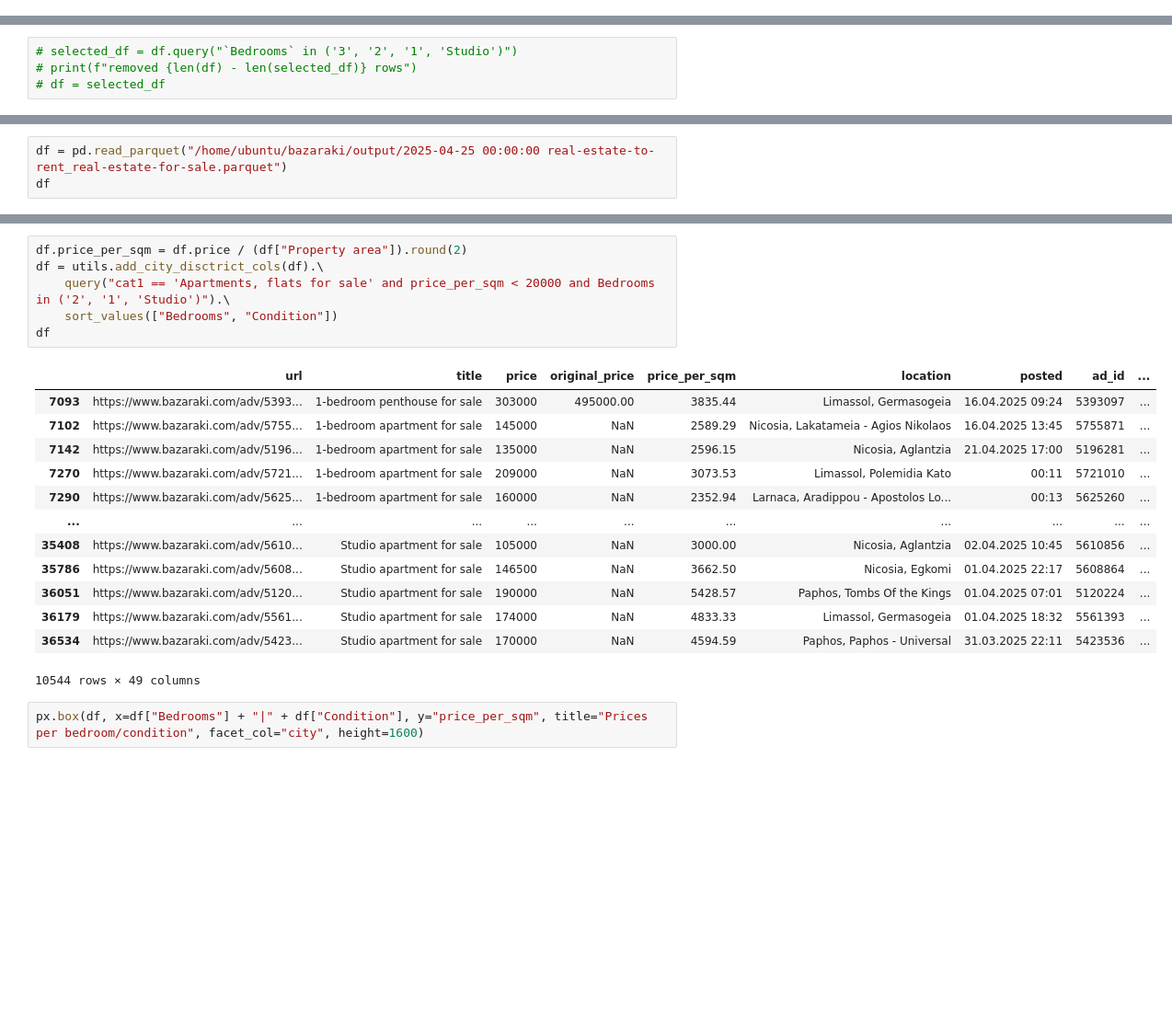
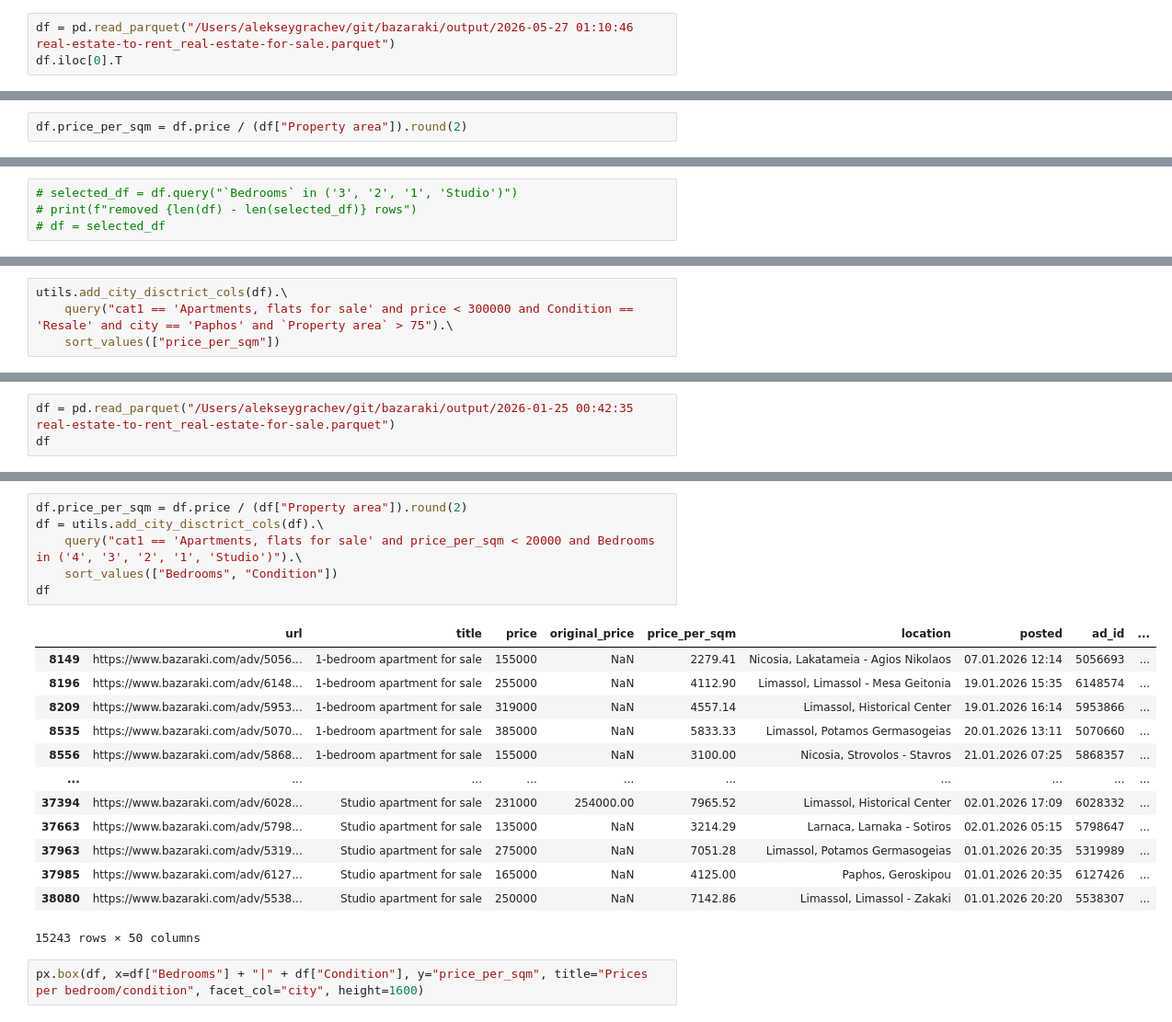
Before and after one commit to aljeshishe/bazaraki, a Jupyter notebook: rnd.ipynb, the cells around one changed output, grey strips where cells are left out. Shown at 92% size. Drawn from its saved outputs; the diff is of its cells as text; blank space fills up the shorter version.

```diff
--- a/rnd.ipynb
+++ b/rnd.ipynb
@@ -142,0 +66,3 @@ Total: 85606 read: 38103 new: 597 deleted: 1577
+# %%
+df = pd.read_parquet("/Users/alekseygrachev/git/bazaraki/output/2026-05-27 01:10:46 real-estate-to-rent_real-estate-for-sale.parquet")
+df.iloc[0].T
@@ -142,0 +87,2 @@ Total: 85606 read: 38103 new: 597 deleted: 1577
+# %%
+df.price_per_sqm = df.price / (df["Property area"]).round(2)
@@ -263,0 +292,4 @@ df.sort_values("views", ascending=False)
+# %%
+utils.add_city_disctrict_cols(df).\
+    query("cat1 == 'Apartments, flats for sale' and price < 300000 and Condition == 'Resale' and city == 'Paphos' and `Property area` > 75").\
+    sort_values(["price_per_sqm"])
@@ -264,5 +311,5 @@ df.sort_values("views", ascending=False)
 # %%
-df = pd.read_parquet("/home/ubuntu/bazaraki/output/2025-04-25 00:00:00 real-estate-to-rent_real-estate-for-sale.parquet")
+df = pd.read_parquet("/Users/alekseygrachev/git/bazaraki/output/2026-01-25 00:42:35 real-estate-to-rent_real-estate-for-sale.parquet")
 df
 # %% [output]
 |  | url | title | price | original_price | price_per_sqm | location | posted | ad_id | ... |
@@ -281,23 +328,23 @@ df
 # %%
 df.price_per_sqm = df.price / (df["Property area"]).round(2)
 df = utils.add_city_disctrict_cols(df).\
-    query("cat1 == 'Apartments, flats for sale' and price_per_sqm < 20000 and Bedrooms in ('2', '1', 'Studio')").\
+    query("cat1 == 'Apartments, flats for sale' and price_per_sqm < 20000 and Bedrooms in ('4', '3', '2', '1', 'Studio')").\
     sort_values(["Bedrooms", "Condition"])
 df
 # %% [output]
 |  | url | title | price | original_price | price_per_sqm | location | posted | ad_id | ... |
-| 7093 | https://www.bazaraki.com/adv/5393... | 1-bedroom penthouse fоr sаle | 303000 | 495000.00 | 3835.44 | Limassol, Germasogeia | 16.04.2025 09:24 | 5393097 | ... |
-| 7102 | https://www.bazaraki.com/adv/5755... | 1-bedroom apartment fоr sаle | 145000 | NaN | 2589.29 | Nicosia, Lakatameia - Agios Nikolaos | 16.04.2025 13:45 | 5755871 | ... |
-| 7142 | https://www.bazaraki.com/adv/5196... | 1-bedroom apartment fоr sаle | 135000 | NaN | 2596.15 | Nicosia, Aglantzia | 21.04.2025 17:00 | 5196281 | ... |
-| 7270 | https://www.bazaraki.com/adv/5721... | 1-bedroom apartment fоr sаle | 209000 | NaN | 3073.53 | Limassol, Polemidia Kato | 00:11 | 5721010 | ... |
-| 7290 | https://www.bazaraki.com/adv/5625... | 1-bedroom apartment fоr sаle | 160000 | NaN | 2352.94 | Larnaca, Aradippou - Apostolos Lo... | 00:13 | 5625260 | ... |
+| 8149 | https://www.bazaraki.com/adv/5056... | 1-bedroom apartment for sale | 155000 | NaN | 2279.41 | Nicosia, Lakatameia - Agios Nikolaos | 07.01.2026 12:14 | 5056693 | ... |
+| 8196 | https://www.bazaraki.com/adv/6148... | 1-bedroom apartment for sale | 255000 | NaN | 4112.90 | Limassol, Limassol - Mesa Geitonia | 19.01.2026 15:35 | 6148574 | ... |
+| 8209 | https://www.bazaraki.com/adv/5953... | 1-bedroom apartment for sale | 319000 | NaN | 4557.14 | Limassol, Historical Center | 19.01.2026 16:14 | 5953866 | ... |
+| 8535 | https://www.bazaraki.com/adv/5070... | 1-bedroom apartment for sale | 385000 | NaN | 5833.33 | Limassol, Potamos Germasogeias | 20.01.2026 13:11 | 5070660 | ... |
+| 8556 | https://www.bazaraki.com/adv/5868... | 1-bedroom apartment for sale | 155000 | NaN | 3100.00 | Nicosia, Strovolos - Stavros | 21.01.2026 07:25 | 5868357 | ... |
 | ... | ... | ... | ... | ... | ... | ... | ... | ... | ... |
-| 35408 | https://www.bazaraki.com/adv/5610... | Studio apartment fоr sаle | 105000 | NaN | 3000.00 | Nicosia, Aglantzia | 02.04.2025 10:45 | 5610856 | ... |
-| 35786 | https://www.bazaraki.com/adv/5608... | Studio apartment fоr sаle | 146500 | NaN | 3662.50 | Nicosia, Egkomi | 01.04.2025 22:17 | 5608864 | ... |
-| 36051 | https://www.bazaraki.com/adv/5120... | Studio apartment fоr sаle | 190000 | NaN | 5428.57 | Paphos, Tombs Of the Kings | 01.04.2025 07:01 | 5120224 | ... |
-| 36179 | https://www.bazaraki.com/adv/5561... | Studio apartment fоr sаle | 174000 | NaN | 4833.33 | Limassol, Germasogeia | 01.04.2025 18:32 | 5561393 | ... |
-| 36534 | https://www.bazaraki.com/adv/5423... | Studio apartment fоr sаle | 170000 | NaN | 4594.59 | Paphos, Paphos - Universal | 31.03.2025 22:11 | 5423536 | ... |
+| 37394 | https://www.bazaraki.com/adv/6028... | Studio apartment for sale | 231000 | 254000.00 | 7965.52 | Limassol, Historical Center | 02.01.2026 17:09 | 6028332 | ... |
+| 37663 | https://www.bazaraki.com/adv/5798... | Studio apartment for sale | 135000 | NaN | 3214.29 | Larnaca, Larnaka - Sotiros | 02.01.2026 05:15 | 5798647 | ... |
+| 37963 | https://www.bazaraki.com/adv/5319... | Studio apartment for sale | 275000 | NaN | 7051.28 | Limassol, Potamos Germasogeias | 01.01.2026 20:35 | 5319989 | ... |
+| 37985 | https://www.bazaraki.com/adv/6127... | Studio apartment for sale | 165000 | NaN | 4125.00 | Paphos, Geroskipou | 01.01.2026 20:35 | 6127426 | ... |
+| 38080 | https://www.bazaraki.com/adv/5538... | Studio apartment for sale | 250000 | NaN | 7142.86 | Limassol, Limassol - Zakaki | 01.01.2026 20:20 | 5538307 | ... |
-10544 rows × 49 columns
+15243 rows × 50 columns
 # %%
 px.box(df, x=df["Bedrooms"] + "|" + df["Condition"], y="price_per_sqm", title="Prices per bedroom/condition", facet_col="city", height=1600)
 # %% [output]
```
Also changed, not shown: parts of 21 cells of this notebook, 10 other files.
